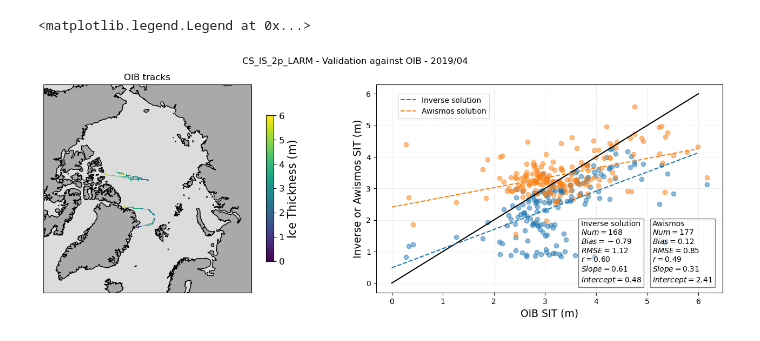
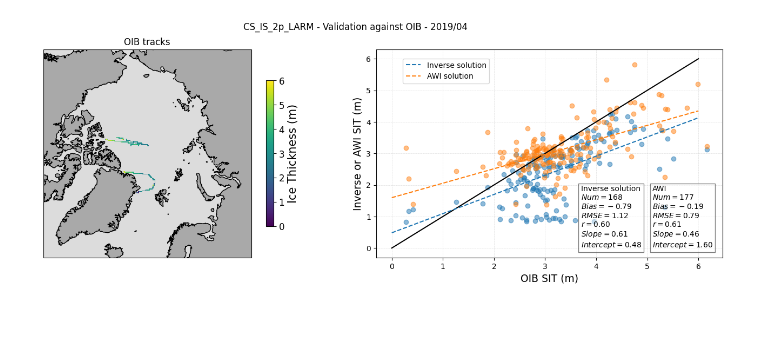
Before and after one commit to Elierb/Bayesian-trans-dimensional-inversion-from-satellite-altimeters-for-Arctic-ice-and-snow-retrievals, a Jupyter notebook: snow_ice/figures_paper/fig2.ipynb, the cells around one changed output. Drawn from its saved outputs; the diff is of its cells as text; code cells hidden in the pictures.

Commit message:
Correction of the AWI product on the figures

```diff
--- a/snow_ice/figures_paper/fig2.ipynb
+++ b/snow_ice/figures_paper/fig2.ipynb
@@ -99,7 +99,7 @@ OIB_files = ["/home/erb/masterproject/MSCI_project/validation_data/OIB_data/OIB_
              "/home/erb/masterproject/MSCI_project/validation_data/OIB_data/OIB_201904/20190420.nc",
              "/home/erb/masterproject/MSCI_project/validation_data/OIB_data/OIB_201904/20190422.nc"]
 
-awismos_file = ['/home/erb/masterproject/MSCI_project/validation_data/awismos/data_awismos_l3c_month/2019/awi-siral-l3c-sithick-cryosat2-rep-nh_25km_ease2-201904-fv2p4.nc']
+awismos_file = ['/home/erb/masterproject/MSCI_project/validation_data/AWI/2.6_AWI_data/2019/awi-siral-l3c-sithick-cryosat2-rep-nh_25km_ease2-201904-fv2p6.nc']
 
 awismos = nc.Dataset(awismos_file[0])
 awismos.variables.keys()
@@ -178,7 +178,7 @@ ax2.scatter(SIT_OIB_2, ice_awismos, alpha = 0.5)
 ax2.plot([0,6] , [0,6], 'k-')
 ax2.grid(linestyle='dotted', linewidth ='0.4')
 ax2.set_xlabel('OIB SIT (m)', fontsize = 13.5)
-ax2.set_ylabel('Inverse or Awismos SIT (m)', fontsize = 13.5)
+ax2.set_ylabel('Inverse or AWI SIT (m)', fontsize = 13.5)
 
 md_snow_inverse, rmse_snow_inverse, r2_snow_inverse, slope, intercept = analyse(ice_inverse, SIT_OIB)
 r_snow = pearson(SIT_OIB, ice_inverse)
@@ -191,34 +191,37 @@ textstr = '\n'.join((
     rf'$r = {r_snow:.2f}$',
     rf'$Slope = {slope:.2f}$',
     rf'$Intercept = {intercept:.2f}$'))
 box_props = dict(boxstyle='square', facecolor= 'white', alpha=0.5)
 ax2.text(3.7, 2, textstr, bbox=box_props, verticalalignment='top')
 
 x_values = np.array([0,6])
 y_values = slope * x_values + intercept
 plt.plot(x_values, y_values, '--', label = 'Inverse solution')
 
 
 md_snow_inverse, rmse_snow_inverse, r2_snow_inverse, slope, intercept = analyse(ice_awismos, SIT_OIB_2)
 r_snow = pearson(SIT_OIB_2, ice_awismos)
 
 textstr = '\n'.join((
-    rf'Awismos',
+    rf'AWI',
     rf'$Num = {len(ice_awismos)}$',
     rf'$Bias={md_snow_inverse:.2f}$',
     rf'$RMSE={rmse_snow_inverse:.2f}$',
     rf'$r = {r_snow:.2f}$',
     rf'$Slope = {slope:.2f}$',
     rf'$Intercept = {intercept:.2f}$'))
 box_props = dict(boxstyle='square', facecolor= 'white', alpha=0.5)
 ax2.text(5.1, 2, textstr, bbox=box_props, verticalalignment='top')
 
 # Regression line
 x_values = np.array([0,6])
 y_values = slope * x_values + intercept
-ax2.plot(x_values, y_values, '--', label = "Awismos solution")
+ax2.plot(x_values, y_values, '--', label = "AWI solution")
 
 fig.legend(loc = "upper right",bbox_to_anchor=(0.65, 0.86))
+
+save_fig = 1
+if save_fig == 1 :
+    plt.savefig('/home/erb/masterproject/MSCI_project/snow_ice/CS_IS_2p_LARM/validation_oib_ice_csis2p_delaunay.png', dpi = 300)
 # %% [output]
-<matplotlib.legend.Legend at 0x...>
-[figure, old version]
+[figure, new version]
```
Also changed, not shown: 1 other file.
